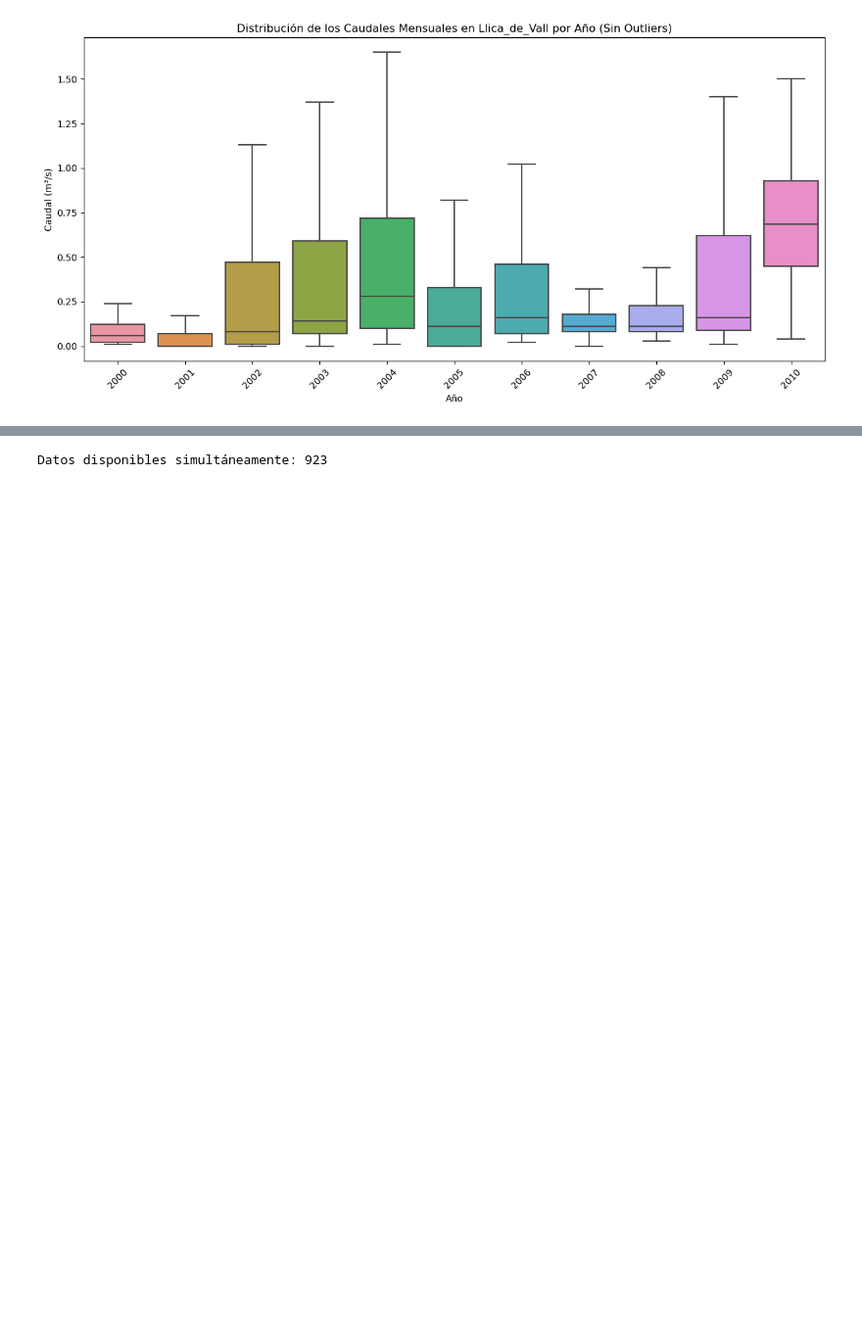
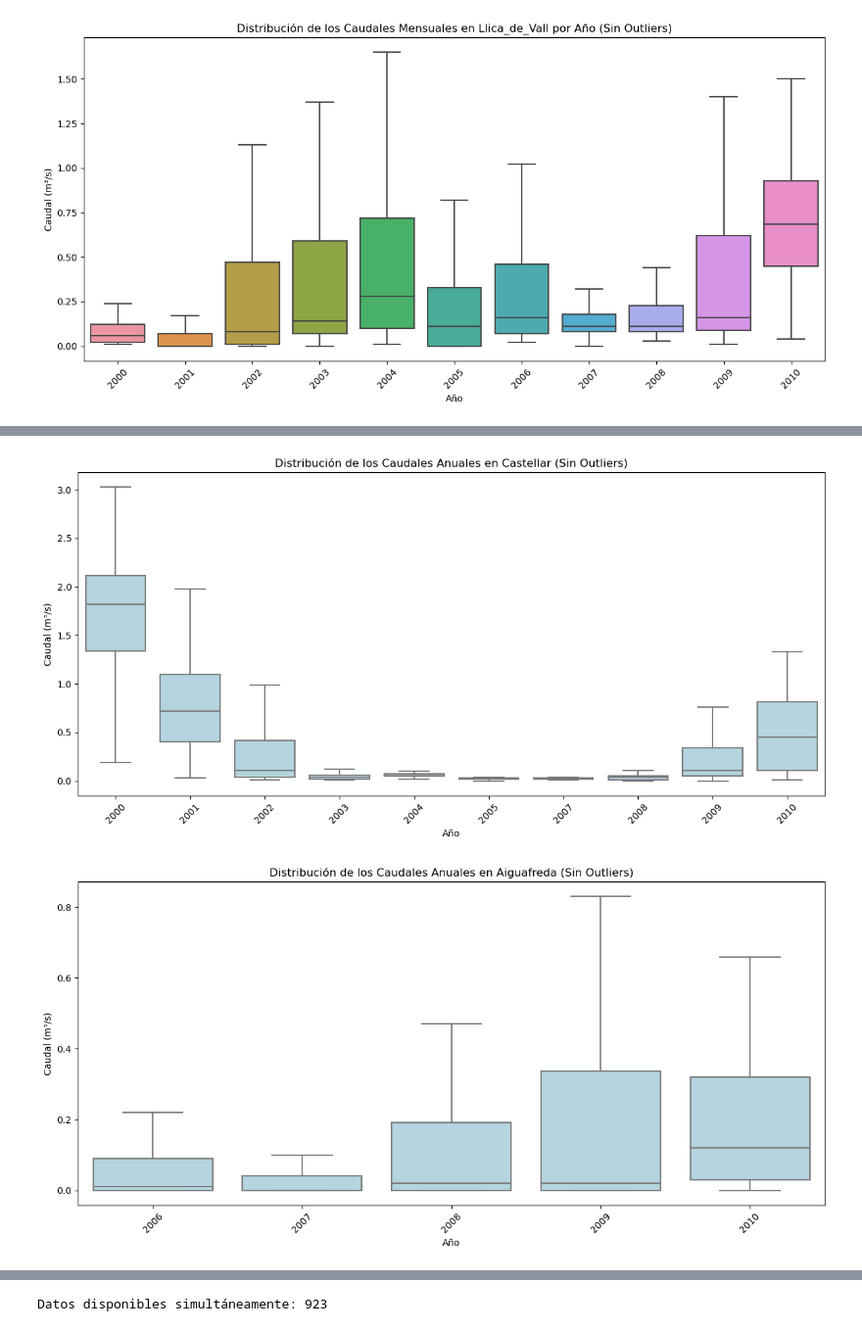
Before and after one commit to saosar/Hidrology, a Jupyter notebook: Estadistica/2SOAEstadistica.ipynb, the cells around one changed output, grey strips where cells are left out. Shown at 98% size. Drawn from its saved outputs; the diff is of its cells as text; code cells hidden in the pictures; blank space fills up the shorter version.

```diff
--- a/Estadistica/2SOAEstadistica.ipynb
+++ b/Estadistica/2SOAEstadistica.ipynb
@@ -1095,0 +1203,33 @@ plt.show()
+# %%
+
+# Asegurarse de que la columna 'Year' esté creada a partir de la columna 'Fecha'
+TotalDat['Year'] = TotalDat['Fecha'].dt.year
+
+# Obtener las estaciones únicas
+estaciones_unicas = TotalDat['Estacio'].unique()
+
+# Crear gráficos separados para cada estación
+for estacion in estaciones_unicas:
+    # Filtrar los datos para cada estación
+    DF_St = TotalDat[TotalDat['Estacio'] == estacion]
+
+    # Crear un nuevo gráfico para cada estación
+    plt.figure(figsize=(12, 6))
+
+    # Generar el boxplot sin outliers
+    sns.boxplot(x='Year', y='Valor', data=DF_St, showfliers=False, color="lightblue")
+
+    # Añadir títulos y etiquetas
+    plt.title(f"Distribución de los Caudales Anuales en {estacion} (Sin Outliers)")
+    plt.xlabel("Año")
+    plt.ylabel("Caudal (m³/s)")
+
+    # Ajustes adicionales
+    plt.xticks(rotation=45)  # Rotar las etiquetas del eje X si es necesario
+    plt.tight_layout()  # Para ajustar el gráfico
+
+    # Mostrar el gráfico
+    plt.show()
+# %% [output]
+[figure, added]
+[figure, added]
```
Also changed, not shown: parts of 8 cells of this notebook, 3 other files.
